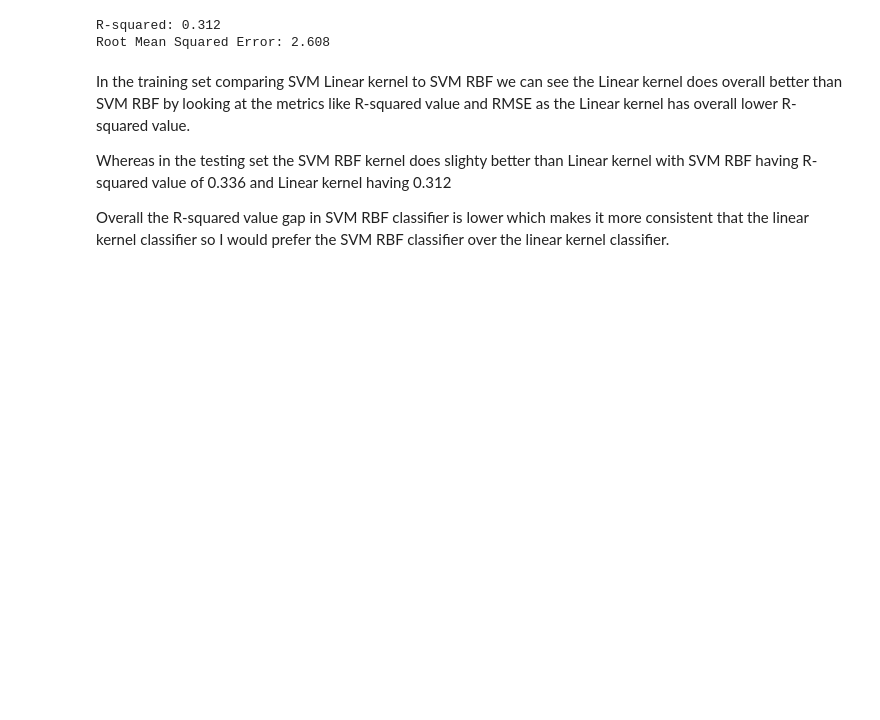
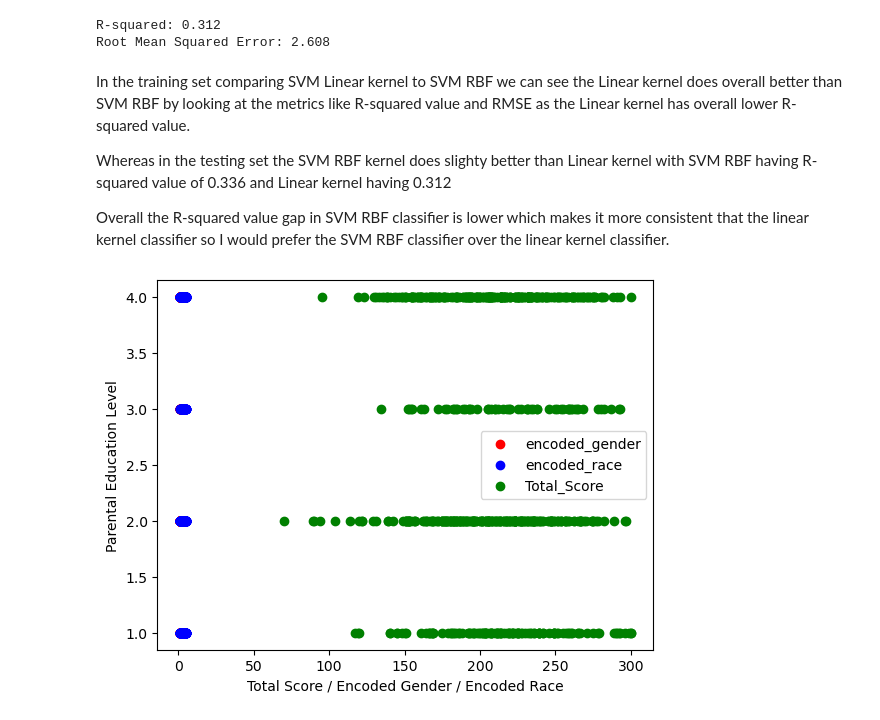
Before and after one commit to 44-566-Machine-Learning-S24/ml-s24-project-aarjap1, a Jupyter notebook: classification.ipynb, the cells around one changed output. Cells and saved outputs as stored; diff of their text form; code cells hidden in the pictures; blank space fills up the shorter version.

```diff
--- a/classification.ipynb
+++ b/classification.ipynb
@@ -195,3 +295,21 @@ In the training set comparing SVM Linear kernel to SVM RBF we can see the Linear
 Whereas in the testing set the SVM RBF kernel does slighty better than Linear kernel with SVM RBF having R-squared value of 0.336 and Linear kernel having 0.312
 
 Overall the R-squared value gap in SVM RBF classifier is lower which makes it more consistent that the linear kernel classifier so I would prefer the SVM RBF classifier over the linear kernel classifier.
+# %%
+import matplotlib.pyplot as plt
+
+# Scatter plot for encoded_gender vs encoded_education_level with red color
+plt.scatter(data["encoded_gender"], data["encoded_education_level"], c='r', label='encoded_gender')
+
+# Scatter plot for encoded_race vs encoded_education_level with blue color
+plt.scatter(data["encoded_race"], data["encoded_education_level"], c='b', label='encoded_race')
+
+# Scatter plot for Total_Score vs encoded_education_level with green color
+plt.scatter(data["Total_Score"], data["encoded_education_level"], c='g', label='Total_Score')
+
+plt.xlabel("Total Score / Encoded Gender / Encoded Race")
+plt.ylabel("Parental Education Level")
+plt.legend()
+plt.show()
+# %% [output]
+[figure, added]
```
Also changed, not shown: parts of 5 cells of this notebook, 4 other files.
